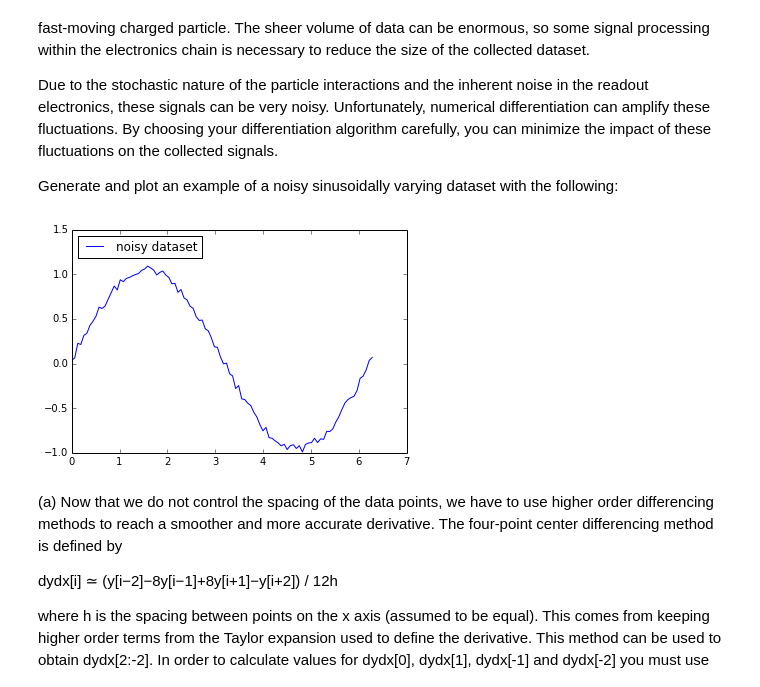
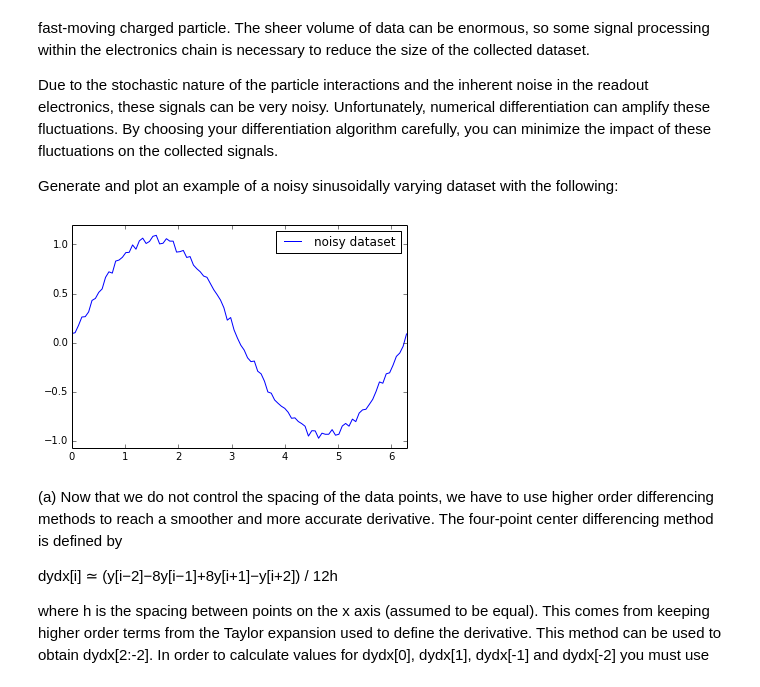
Before and after one commit to jpelgrif/PHYS202-S14, a Jupyter notebook: SciPy/DifferentiationExercises.ipynb, the cells around one changed output. Cells and saved outputs as stored; diff of their text form; code cells hidden in the pictures.

```diff
--- a/SciPy/DifferentiationExercises.ipynb
+++ b/SciPy/DifferentiationExercises.ipynb
@@ -124,12 +124,14 @@ Generate and plot an example of a noisy sinusoidally varying dataset with the fo
 # %%
 x = np.linspace(0,2*pi,100)
 y = np.sin(x) + 0.1*random.random(size=x.shape)
 
 plt.plot(x,y,label='noisy dataset')
-plt.legend(loc='upper left')
+plt.xlim(min(x),max(x))
+plt.ylim(min(y)*1.1,max(y)*1.1)
+plt.legend(loc='best')
 plt.show()
 # %% [output]
-[figure, old version]
+[figure, new version]
 # %% [markdown]
 (a) Now that we do not control the spacing of the data points, we have to use higher order differencing methods to reach a smoother and more accurate derivative. The four-point center differencing method is defined by
 
```
Also changed, not shown: parts of 7 cells of this notebook, 2 other files.
